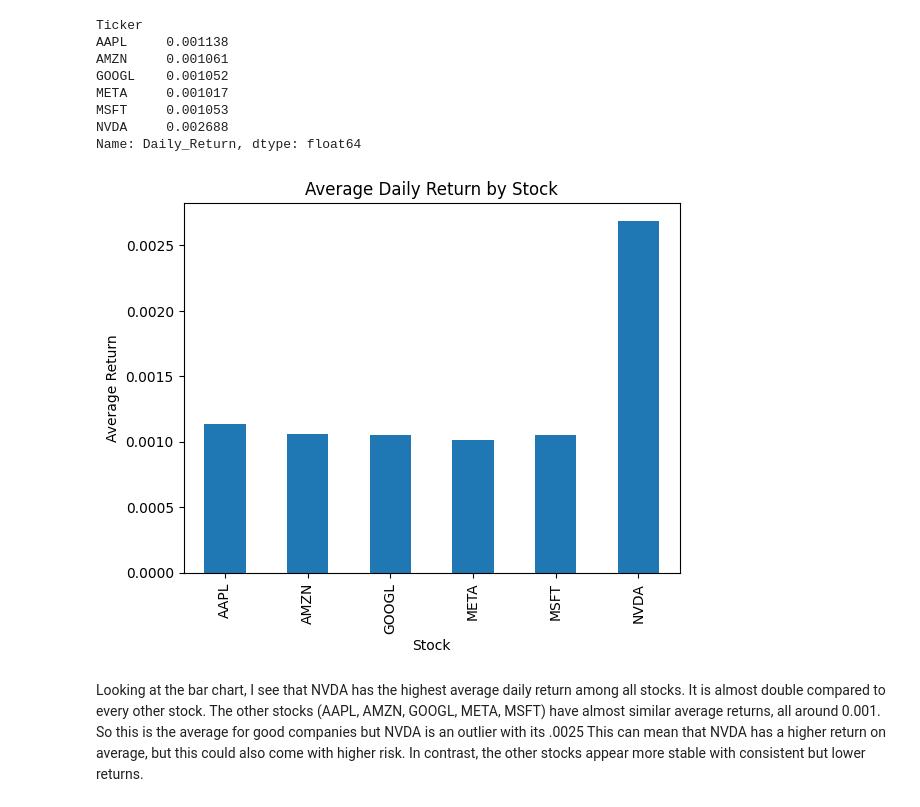
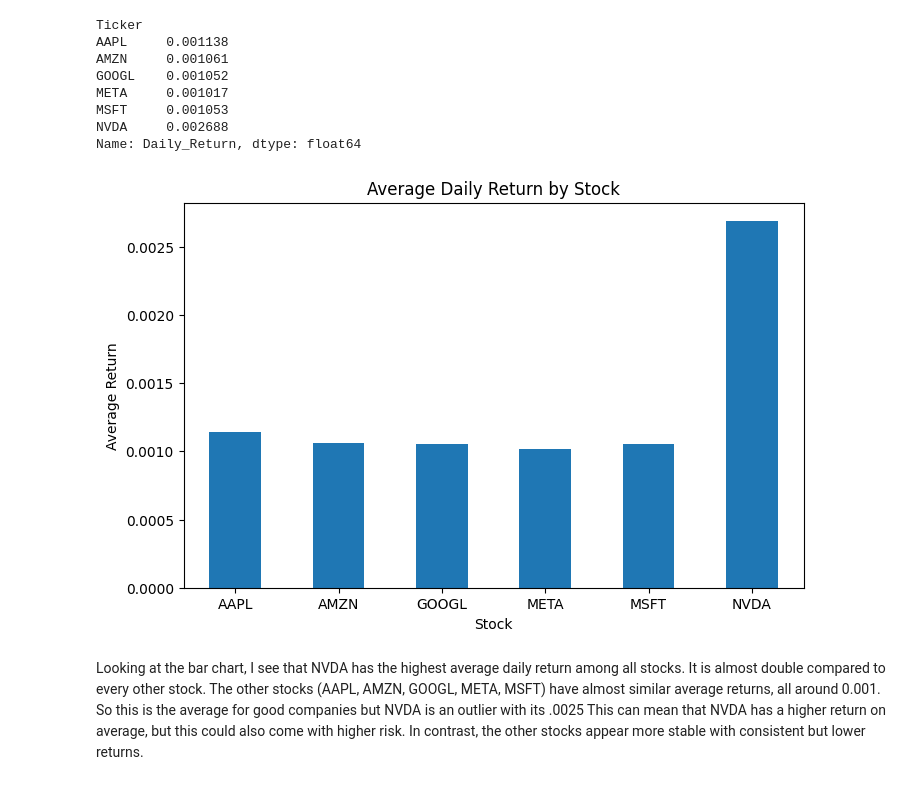
Before and after one commit to jli433/CMSC320_Final_Project, a Jupyter notebook: data.ipynb, the cells around one changed output. Drawn from its saved outputs; the diff is of its cells as text; code cells hidden in the pictures.

Commit message:
Slight visualization changes

```diff
--- a/data.ipynb
+++ b/data.ipynb
@@ -105,13 +106,14 @@ MSFT     0.001053
 NVDA     0.002688
 Name: Daily_Return, dtype: float64
 # %%
-avg_returns.plot(kind='bar')
+plt.figure(figsize=(8,5))
+avg_returns.plot(kind='bar', rot = 0)
 plt.title("Average Daily Return by Stock")
 plt.xlabel("Stock")
 plt.ylabel("Average Return")
 plt.show()
 # %% [output]
-[figure, old version]
+[figure, new version]
 # %% [markdown]
 Looking at the bar chart, I see that NVDA has the highest average daily return among all stocks. It is almost double compared to every other stock. The other stocks (AAPL, AMZN, GOOGL, META, MSFT) have almost similar average returns, all around 0.001. So this is the average for good companies but NVDA is an outlier with its .0025
 This can mean that NVDA has a higher return on average, but this could also come with higher risk. In contrast, the other stocks appear more stable with consistent but lower returns.
```
Also changed, not shown: parts of 7 cells of this notebook.
